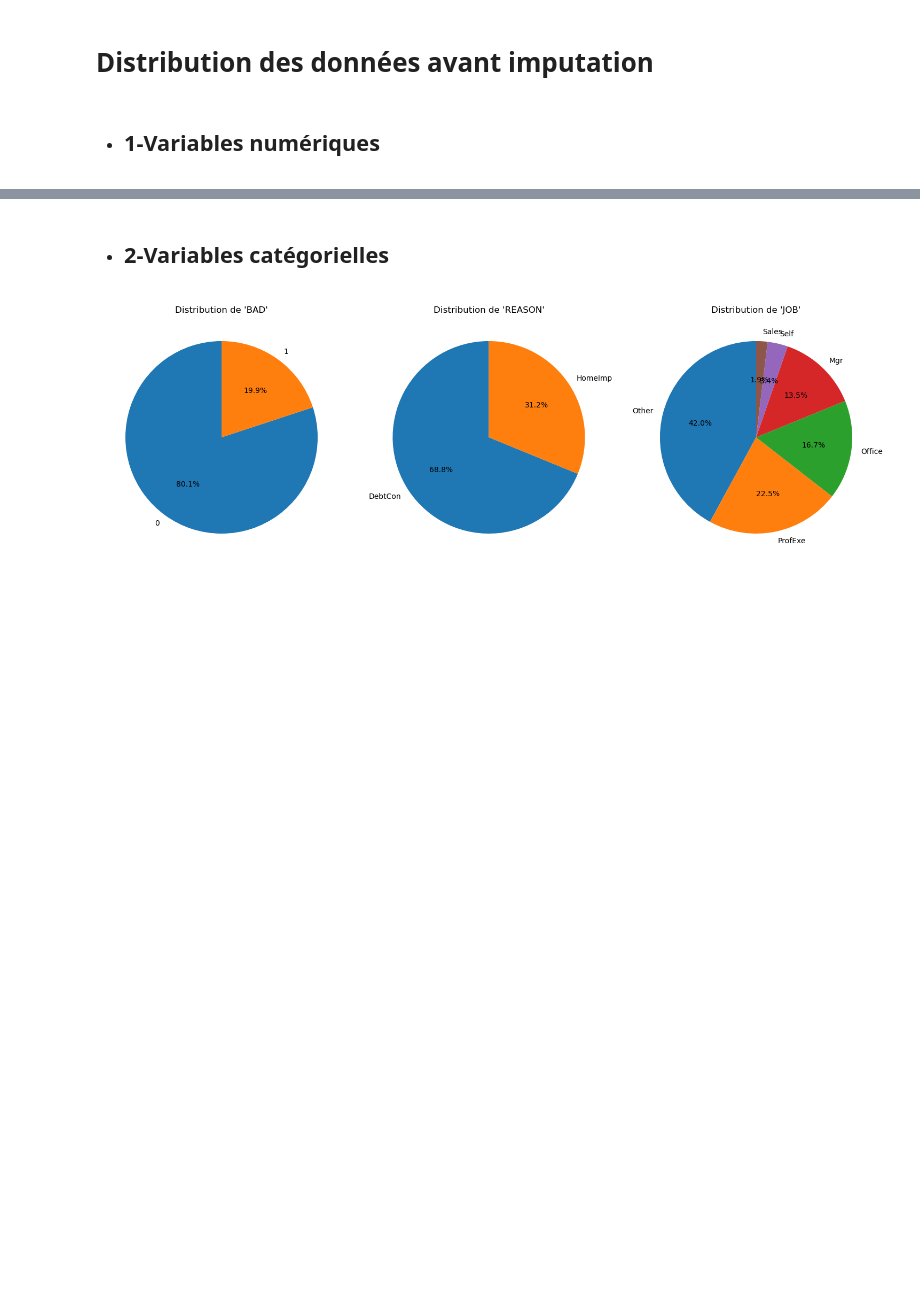
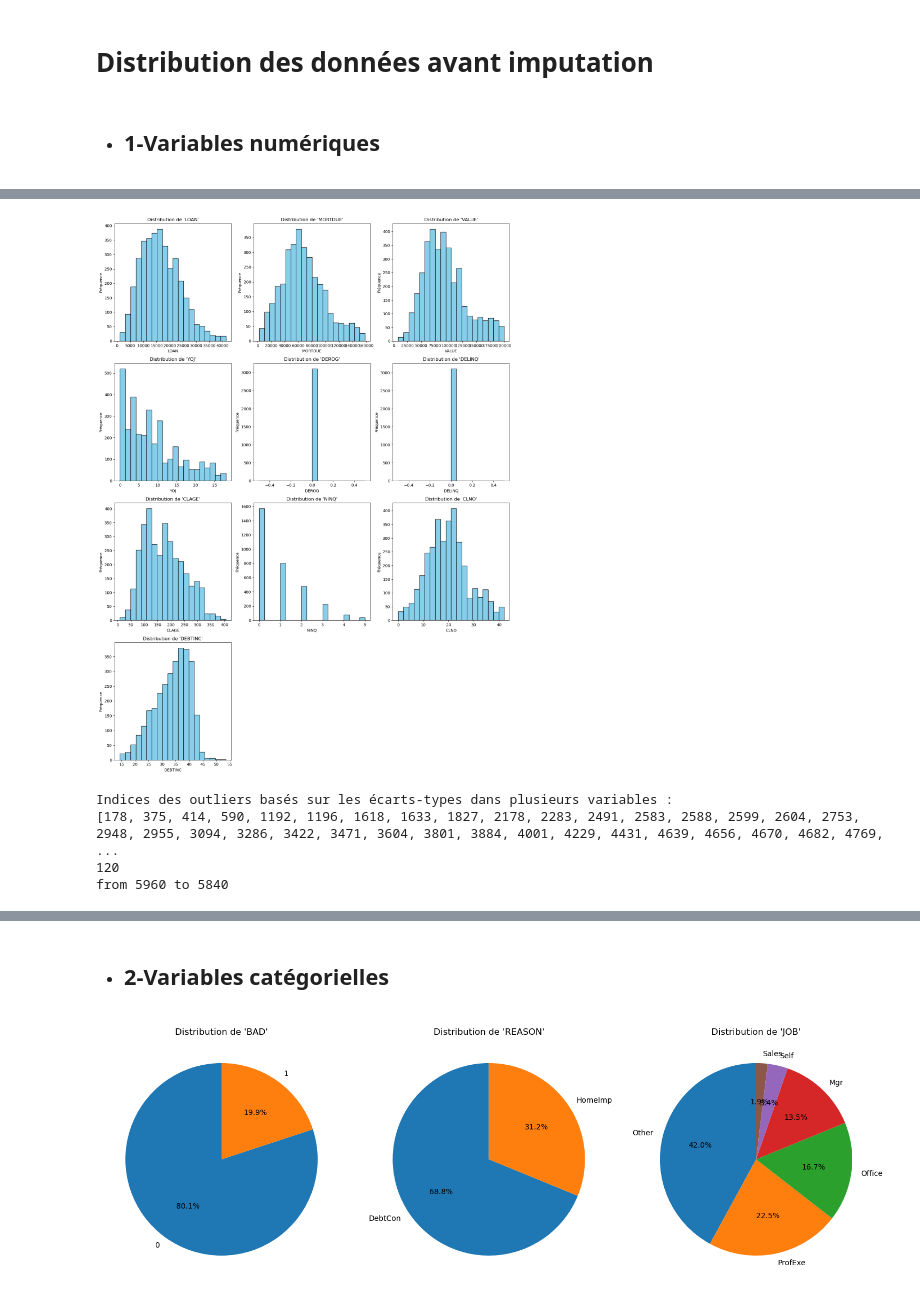
Before and after one commit to douboym/Projet-Scoring, a Jupyter notebook: ProjetScoring.ipynb, the cells around one changed output, grey strips where cells are left out. Cells and saved outputs as stored; diff of their text form; code cells hidden in the pictures; blank space fills up the shorter version.

```diff
--- a/ProjetScoring.ipynb
+++ b/ProjetScoring.ipynb
@@ -185,0 +249,55 @@ plt.show()
+# %%
+# STD outliers DISTRIB PLOT
+scaler = StandardScaler()
+
+# Configuration du layout des sous-graphiques
+num_plots = len(numeric_vars)
+rows = (num_plots // 3) + (num_plots % 3 > 0)  # Calculer le nombre de lignes nécessaires
+fig, axes = plt.subplots(rows, 3, figsize=(15, rows * 5))
+
+# Aplatir les axes pour un accès facile
+axes = axes.flatten()
+
+# Itérer sur chaque variable numérique et créer un histogramme
+for i, var in enumerate(numeric_vars):
+    axes[i].hist(hmeq_data_iqr_outliers_all_cleaned[var].dropna(), bins=20, color='skyblue', edgecolor='black')
+    axes[i].set_title(f"Distribution de '{var}'")
+    axes[i].set_xlabel(var)
+    axes[i].set_ylabel("Fréquence")
+
+# Supprimer les axes inutilisés s'il y en a
+for j in range(i + 1, len(axes)):
+    fig.delaxes(axes[j])
+
+# Ajustement de l'affichage
+plt.tight_layout()
+plt.show()
+# %% [output]
+[figure, added]
+# %%
+# Calcul de la moyenne et de l'écart-type pour chaque variable
+mean = hmeq_data[numeric_vars].mean()
+std_dev = hmeq_data[numeric_vars].std()
+
+# Identifier les outliers dans chaque variable (au-delà de 3 écarts-types)
+outliers_std = (hmeq_data[numeric_vars] < (mean - 3 * std_dev)) | (hmeq_data[numeric_vars] > (mean + 3 * std_dev))
+
+# Compter le nombre d'outliers pour chaque observation (ligne)
+outlier_counts_std = outliers_std.sum(axis=1)
+
+# Définir un seuil minimum de variables où une observation doit être un outlier pour être considérée comme un outlier global
+seuil_outliers_std = 2  # Par exemple, l'observation doit être un outlier dans au moins 2 variables
+
+# Identifier les indices des observations considérées comme outliers
+outliers_std_indices = outlier_counts_std[outlier_counts_std >= seuil_outliers_std].index.tolist()
+print("Indices des outliers basés sur les écarts-types dans plusieurs variables :")
+print(outliers_std_indices)
+print(len(outliers_std_indices))
+
+hmeq_data_std_outliers_cleaned = hmeq_data.drop(outliers_std_indices)
+print(f"from {len(hmeq_data)} to {len(hmeq_data_std_outliers_cleaned)}")
+# %% [output]
+Indices des outliers basés sur les écarts-types dans plusieurs variables :
+[178, 375, 414, 590, 1192, 1196, 1618, 1633, 1827, 2178, 2283, 2491, 2583, 2588, 2599, 2604, 2753, 2948, 2955, 3094, 3286, 3422, 3471, 3604, 3801, 3884, 4001, 4229, 4431, 4639, 4656, 4670, 4682, 4769, ...
+120
+from 5960 to 5840
```
Also changed, not shown: parts of 25 cells of this notebook, 2 other files.
